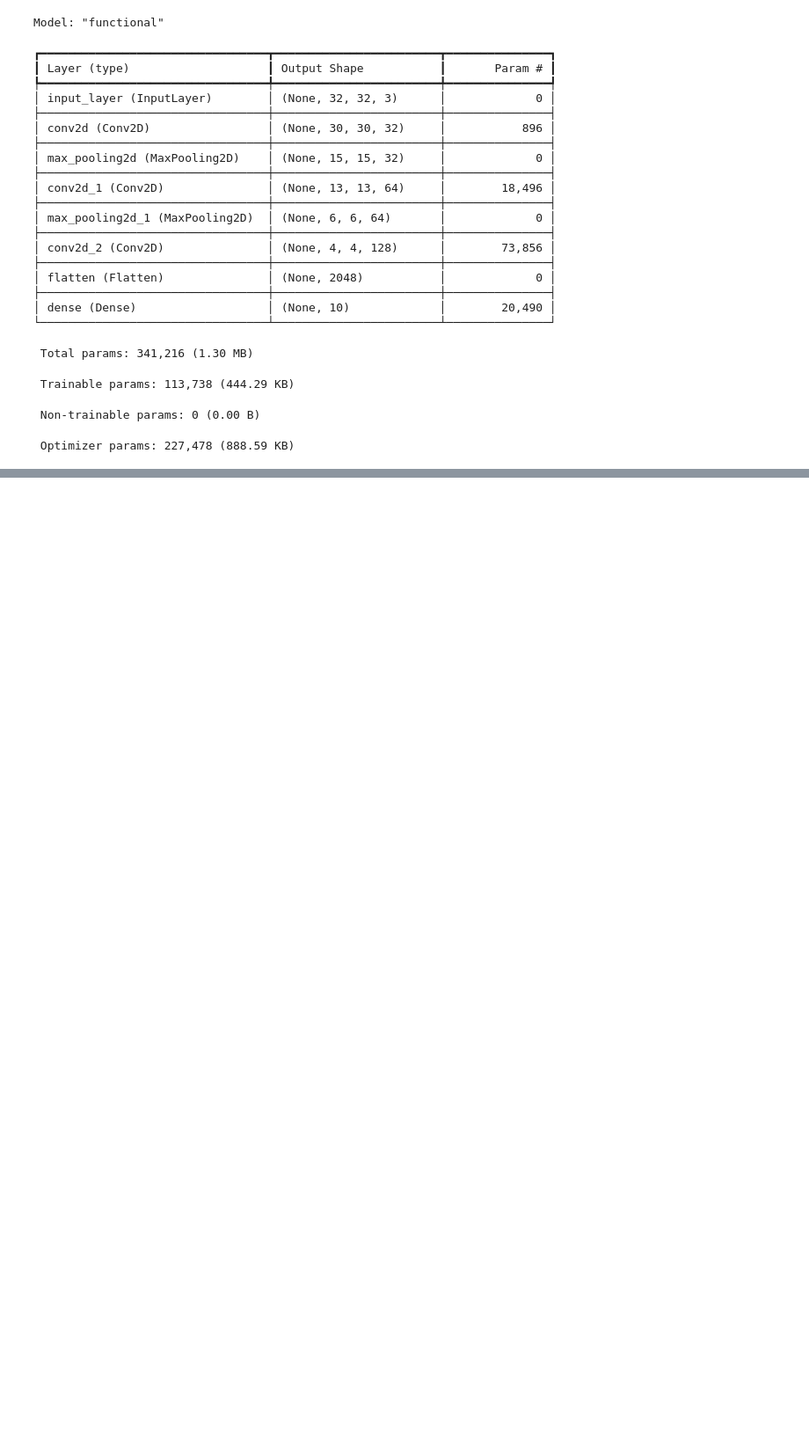
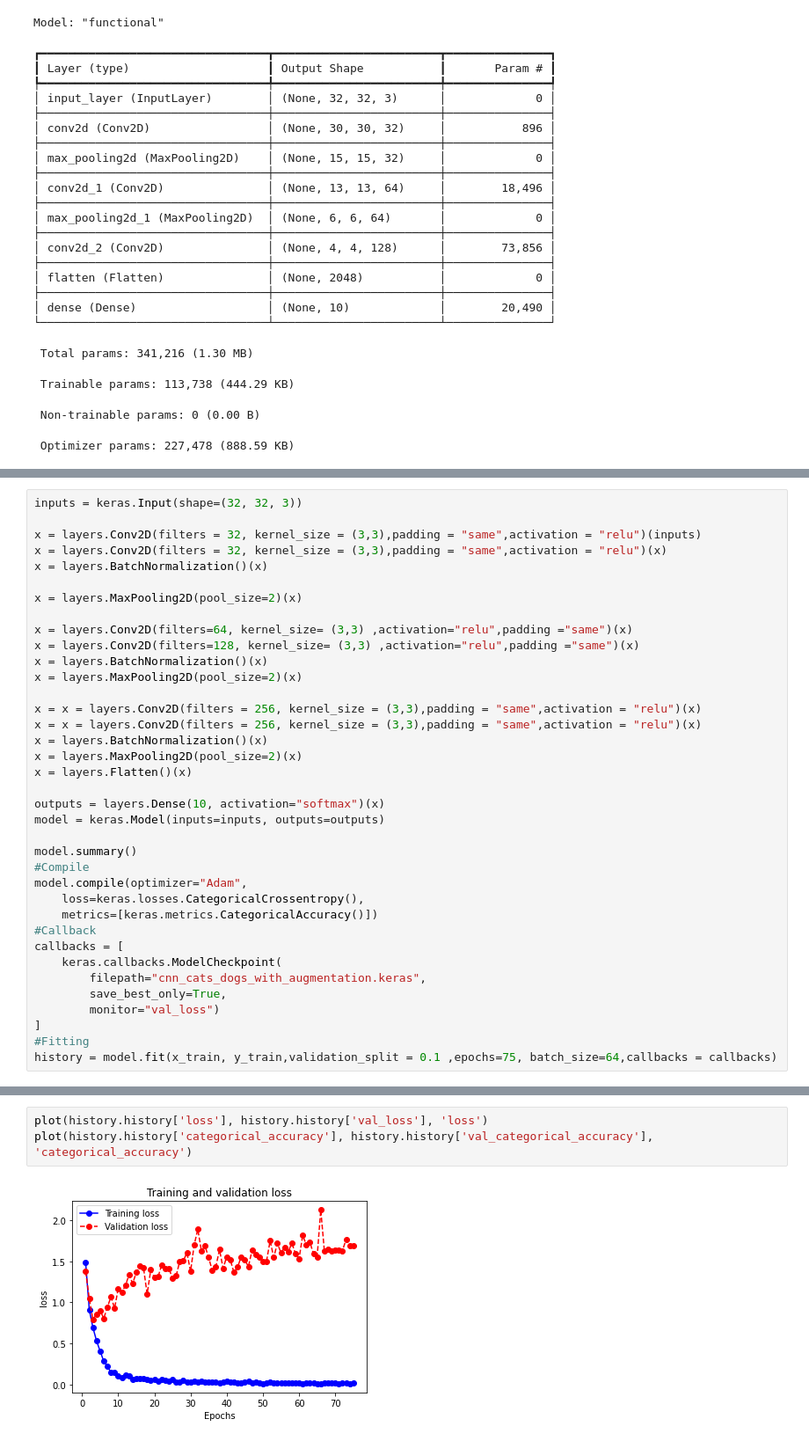
Before and after one commit to PepeRoConde/AP_FoleRomero, a Jupyter notebook: P2_CNN_HfaJrc.ipynb, the cells around one changed output, grey strips where cells are left out. Shown: that part at 88% size. Cells and saved outputs as stored; diff of their text form; blank space fills up the shorter version.

```diff
--- a/P2_CNN_HfaJrc.ipynb
+++ b/P2_CNN_HfaJrc.ipynb
@@ -147,0 +296,37 @@ Model: "functional"
+# %%
+inputs = keras.Input(shape=(32, 32, 3))
+
+x = layers.Conv2D(filters = 32, kernel_size = (3,3),padding = "same",activation = "relu")(inputs)
+x = layers.Conv2D(filters = 32, kernel_size = (3,3),padding = "same",activation = "relu")(x)
+x = layers.BatchNormalization()(x)
+
+x = layers.MaxPooling2D(pool_size=2)(x)
+
+x = layers.Conv2D(filters=64, kernel_size= (3,3) ,activation="relu",padding ="same")(x)
+x = layers.Conv2D(filters=128, kernel_size= (3,3) ,activation="relu",padding ="same")(x)
+x = layers.BatchNormalization()(x)
+x = layers.MaxPooling2D(pool_size=2)(x)
+
+x = x = layers.Conv2D(filters = 256, kernel_size = (3,3),padding = "same",activation = "relu")(x)
+x = x = layers.Conv2D(filters = 256, kernel_size = (3,3),padding = "same",activation = "relu")(x)
+x = layers.BatchNormalization()(x)
+x = layers.MaxPooling2D(pool_size=2)(x)
+x = layers.Flatten()(x)
+
+outputs = layers.Dense(10, activation="softmax")(x)
+model = keras.Model(inputs=inputs, outputs=outputs)
+
+model.summary()
+#Compile
+model.compile(optimizer="Adam",
+    loss=keras.losses.CategoricalCrossentropy(),
+    metrics=[keras.metrics.CategoricalAccuracy()])
+#Callback
+callbacks = [
+    keras.callbacks.ModelCheckpoint(
+        filepath="cnn_cats_dogs_with_augmentation.keras",
+        save_best_only=True,
+        monitor="val_loss")
+]
+#Fitting
+history = model.fit(x_train, y_train,validation_split = 0.1 ,epochs=75, batch_size=64,callbacks = callbacks)
@@ -147,0 +378,5 @@ Model: "functional"
+# %%
+plot(history.history['loss'], history.history['val_loss'], 'loss')
+plot(history.history['categorical_accuracy'], history.history['val_categorical_accuracy'], 'categorical_accuracy')
+# %% [output]
+[figure, added]
```
Also changed, not shown: parts of 26 cells of this notebook, 1 other file.
